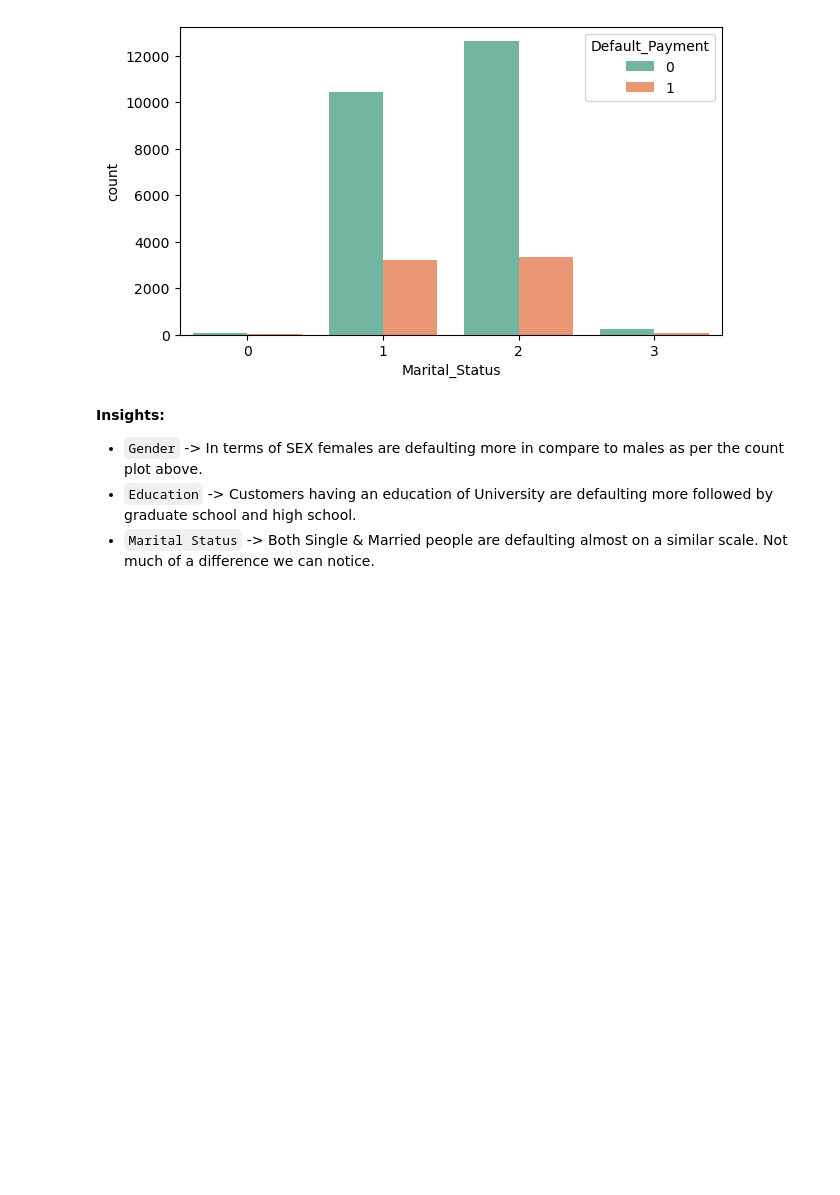
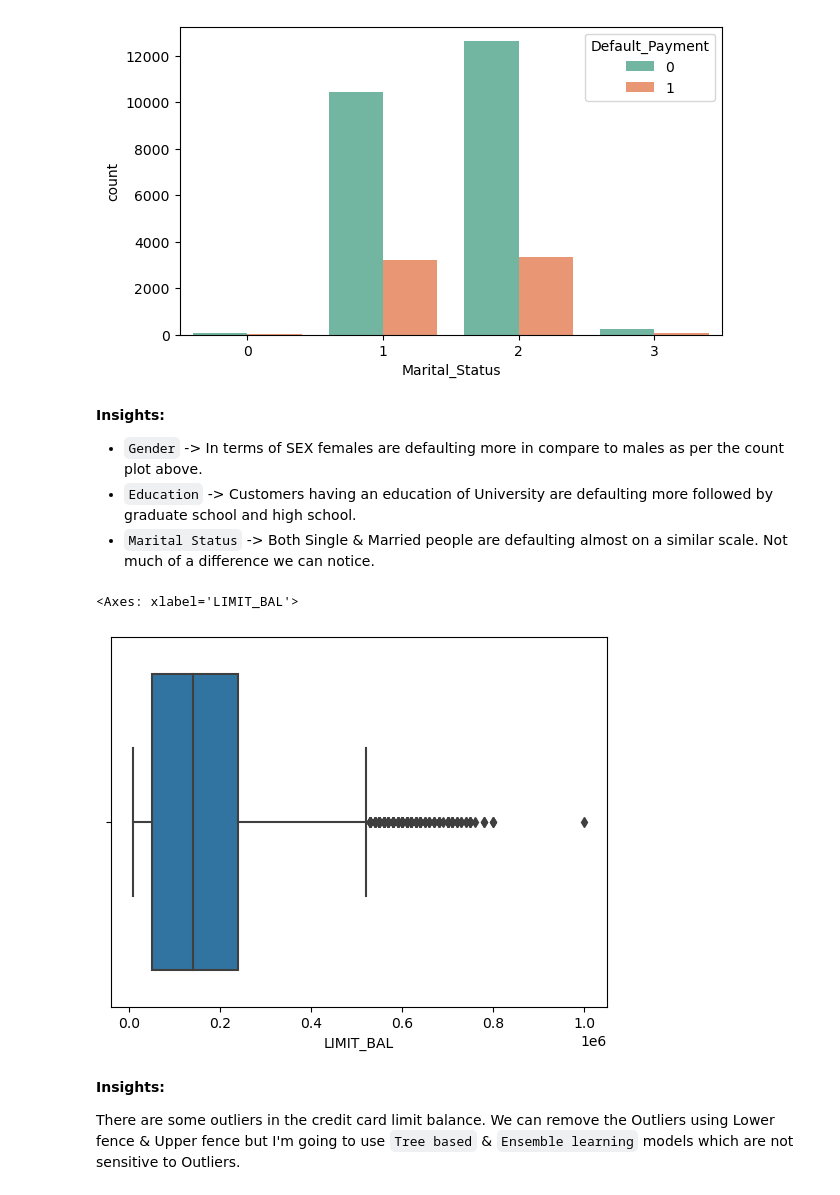
Before and after one commit to singhwalia98/Credit_Card_Default_Prediction, a Jupyter notebook: notebooks/EDA.ipynb, the cells around one changed output. Cells and saved outputs as stored; diff of their text form; code cells hidden in the pictures; blank space fills up the shorter version.

```diff
--- a/notebooks/EDA.ipynb
+++ b/notebooks/EDA.ipynb
@@ -263,3 +272,12 @@ for i in df[['SEX', 'EDUCATION', 'Marital_Status']]:
 * `Gender` -> In terms of SEX females are defaulting more in compare to males as per the count plot above.
 * `Education` -> Customers having an education of University are defaulting more followed by graduate school and high school.
 * `Marital Status` -> Both Single & Married people are defaulting almost on a similar scale. Not much of a difference we can notice.
+# %%
+sns.boxplot(data=df, x='LIMIT_BAL')
+# %% [output]
+<Axes: xlabel='LIMIT_BAL'>
+[figure, added]
+# %% [markdown]
+**Insights:**
+
+There are some outliers in the credit card limit balance. We can remove the Outliers using Lower fence & Upper fence but I'm going to use `Tree based` & `Ensemble learning` models which are not sensitive to Outliers.
```
Also changed, not shown: parts of 3 cells of this notebook, 2 other files.
